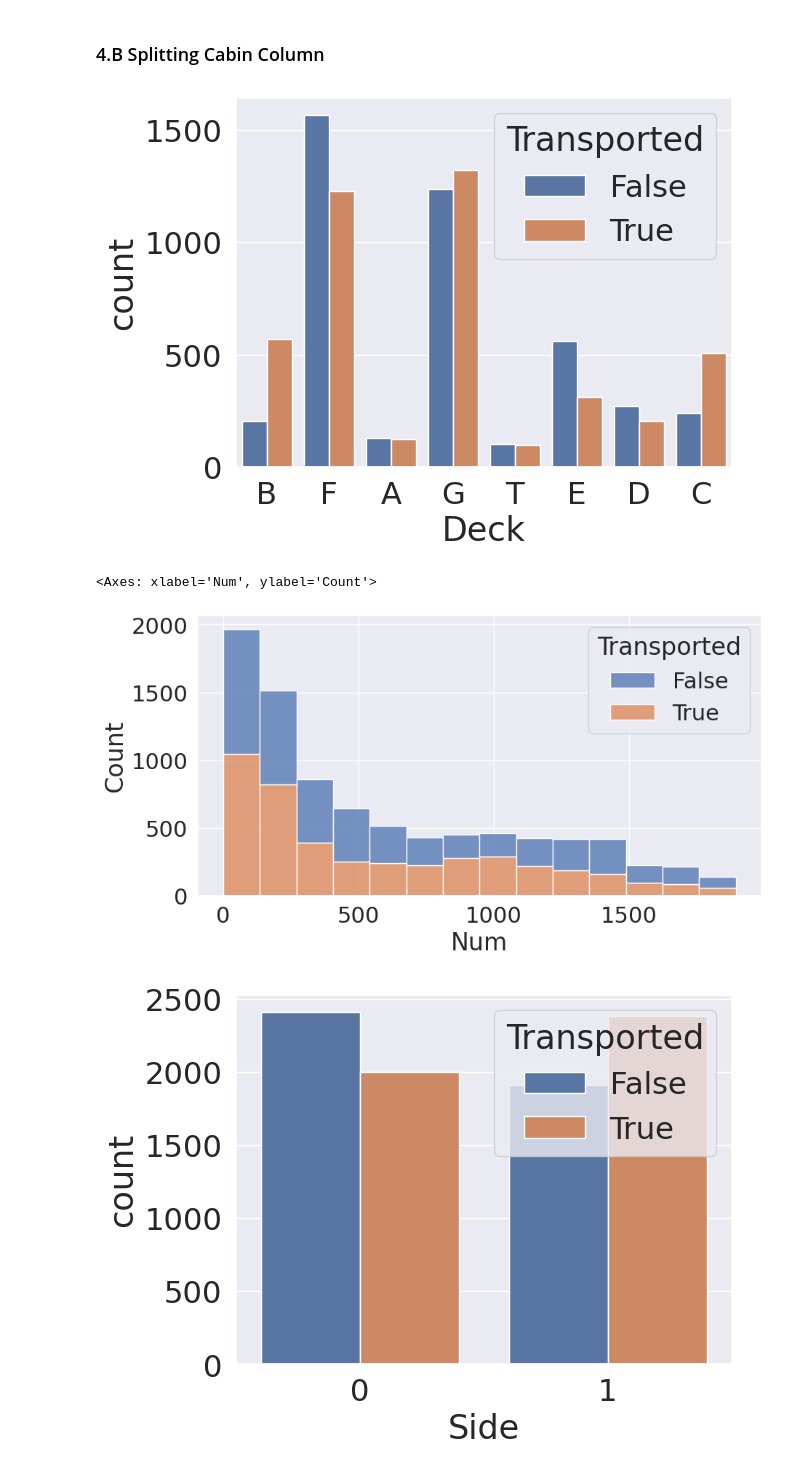
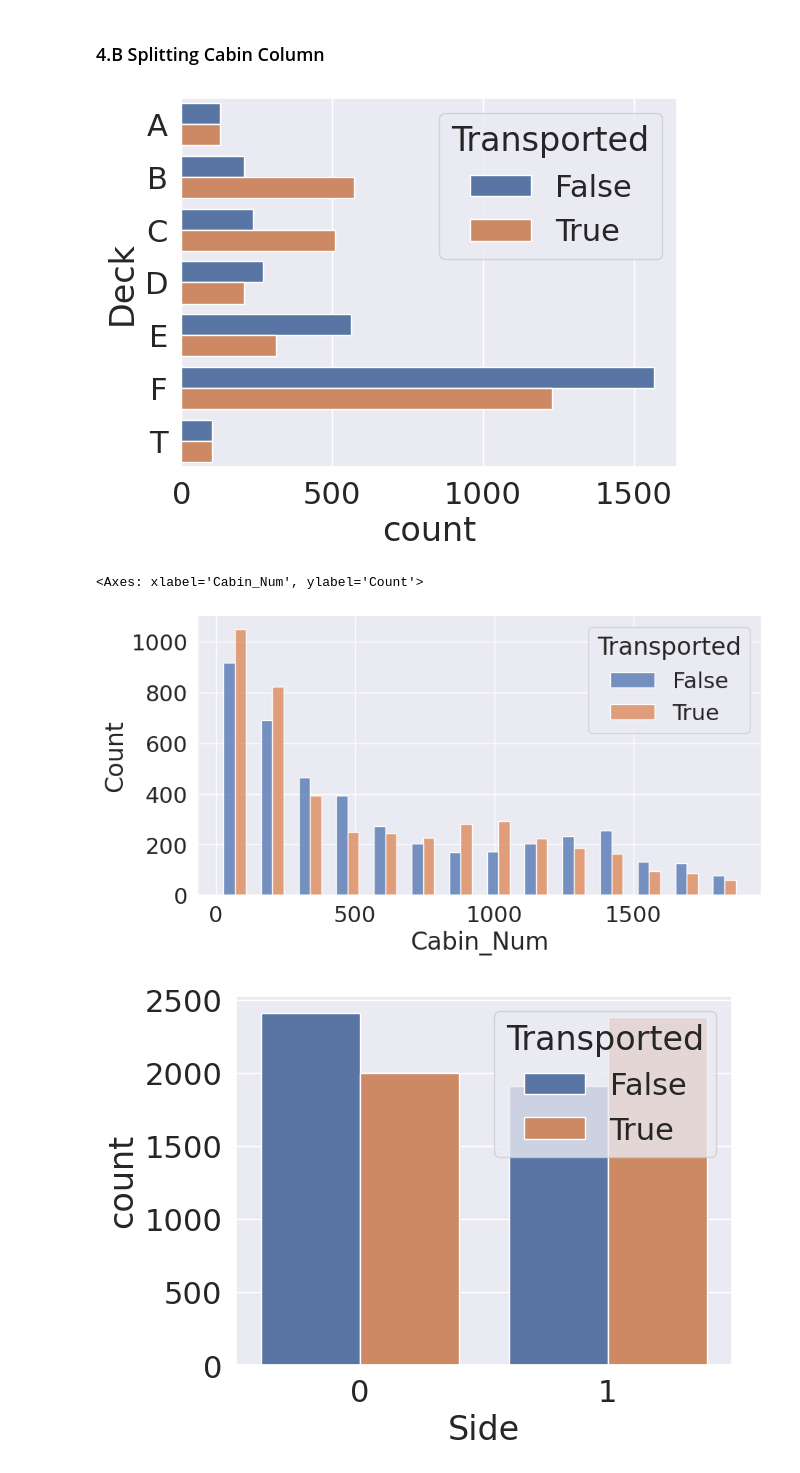
Before and after one commit to SearParsley/cs4320-spaceship-titanic-project, a Jupyter notebook: preprocessing.ipynb, the cells around one changed output. Saved outputs shown, nothing was run; the diff lists cells and outputs as text; code cells hidden in the pictures.

```diff
--- a/preprocessing.ipynb
+++ b/preprocessing.ipynb
@@ -205,24 +206,24 @@ sns.boxplot(df_train, y="Age", x="Transported"); # Age will be divided into grou
 ### 4.B Splitting Cabin Column
 # %%
 # Cabin - The cabin number where the passenger is staying. Takes the form deck/num/side, where side can be either P for Port or S for Starboard.
-df_train[['Deck', 'Num', 'Side']] = df_train.Cabin.str.split('/',expand=True)
-df_test[['Deck', 'Num', 'Side']] = df_test.Cabin.str.split('/',expand=True)
+df_train[['Deck', 'Cabin_Num', 'Side']] = df_train.Cabin.str.split('/',expand=True)
+df_test[['Deck', 'Cabin_Num', 'Side']] = df_test.Cabin.str.split('/',expand=True)
 
-df_train['Num'] = pd.to_numeric(df_train['Num'], downcast='integer')
-df_test['Num'] = pd.to_numeric(df_test['Num'], downcast='integer')
+df_train['Cabin_Num'] = pd.to_numeric(df_train['Cabin_Num'], downcast='integer')
+df_test['Cabin_Num'] = pd.to_numeric(df_test['Cabin_Num'], downcast='integer')
 
 df_train['Side'] = df_train['Side'].map({'P':0,'S':1})
 df_test['Side'] = df_test['Side'].map({'P':0,'S':1})
 # %%
-sns.countplot(df_train, x="Deck", hue="Transported");
+sns.countplot(df_train, y="Deck", hue="Transported", order=["A", "B", "C", "D", "E", "F", "T"]);
 # %% [output]
-[figure, old version]
+[figure, new version]
 # %%
 plt.figure(figsize=(10,5))
-sns.histplot(df_train, x='Num', hue='Transported',bins=14, multiple="stack")
+sns.histplot(df_train, x='Cabin_Num', hue='Transported', bins=14, multiple="dodge", shrink=0.6)
 # %% [output]
-<Axes: xlabel='Num', ylabel='Count'>
+<Axes: xlabel='Cabin_Num', ylabel='Count'>
-[figure, old version]
+[figure, new version]
 # %%
 sns.countplot(df_train, x="Side", hue="Transported");
 # %% [output]
```
Also changed, not shown: parts of 12 cells of this notebook.
